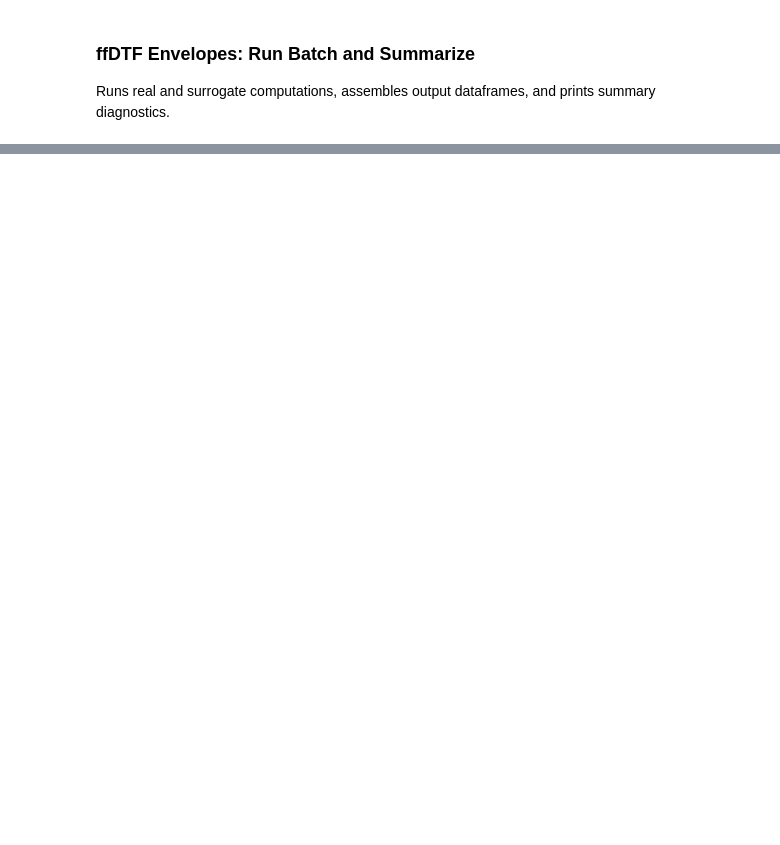
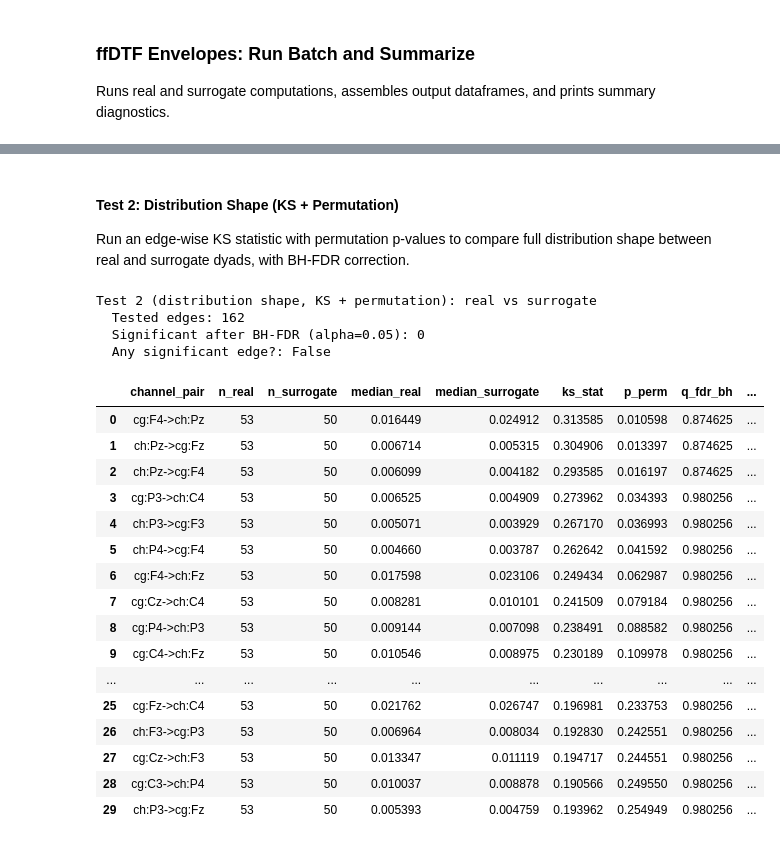
Before and after one commit to SYNCC-IN/hyperscanning-signal-analysis, a Jupyter notebook: scripts/ESCan_ffdtf_envelpes.ipynb, the cells around one changed output, grey strips where cells are left out. Cells and saved outputs as stored; diff of their text form; code cells hidden in the pictures; blank space fills up the shorter version.

Commit message:
Update notebook analysis filters and display ordering

```diff
--- a/scripts/ESCan_ffdtf_envelpes.ipynb
+++ b/scripts/ESCan_ffdtf_envelpes.ipynb
@@ -26,8 +26,8 @@ analysis_channels = ['F3', 'Fz', 'F4', 'C3', 'Cz', 'C4', 'P3', 'Pz', 'P4']
 # Optional manual exclusion after visual/quality inspection
 MANUAL_EXCLUDE_DYADS = ['W_044', 'W_057']  # e.g. ['W_013', 'W_027']
 
-SMOKE_TEST = True  # Set True for quick test run on 2 dyads, False for full run on all valid dyads.
-DO_ICA_PREPROCESSING = True  # switch not to repeat ICA preprocessing if already done once, as it is time-consuming.
+SMOKE_TEST = False  # Set True for quick test run on 2 dyads, False for full run on all valid dyads.
+DO_ICA_PREPROCESSING = False  # switch not to repeat ICA preprocessing if already done once, as it is time-consuming.
                               # Set to True for first run, or change in the hyperparameters,
                               # then switch to False for subsequent runs after ICA components have been saved.
 # %% [markdown]
@@ -883,7 +774,7 @@ SURROGATE_USE_ALL = False
 SURROGATE_SUBSET_SIZE = 50
 
 # If SMOKE_TEST is True in this notebook, keep computation small.
-PROCESS_ONLY_SMOKE_DYADS = bool(globals().get('SMOKE_TEST', False))
+PROCESS_ONLY_SMOKE_DYADS = False
 SMOKE_MAX_REAL_DYADS = 4
 
 # Optional ffDTF debug plotting
@@ -1372,0 +1839,54 @@ print('Cell 18 computation complete.')
+# %% [markdown]
+#### Test 2: Distribution Shape (KS + Permutation)
+
+Run an edge-wise KS statistic with permutation p-values to compare full distribution shape between real and surrogate dyads, with BH-FDR correction.
+# %%
+# Test 2: edge-wise distribution-shape test (KS + permutation)
+shape_test_df, shape_test_summary = run_edgewise_shape_test(
+    ffdtf_env_df_pre,
+    group_col='pair_type',
+    groups=('real', 'surrogate'),
+    pair_id_col='surrogate_pair_id',
+    alpha=ALPHA_SHAPE,
+    n_perm=N_PERM_SHAPE,
+    min_pairs_per_group=MIN_PAIRS_PER_GROUP_SHAPE,
+    random_seed=RANDOM_SEED_SHAPE,
+    aggregate_over_events=True,
+    filter_cross_brain=True,
+    value_col='ff_dtf',
+    channel_col='channel_pair',
+)
+
+print('\nTest 2 (distribution shape, KS + permutation): real vs surrogate')
+print(f"  Tested edges: {shape_test_summary['tested_edges']}")
+print(f"  Significant after BH-FDR (alpha={ALPHA_SHAPE}): {shape_test_summary['n_significant_fdr']}")
+print(f"  Any significant edge?: {shape_test_summary['any_significant']}")
+if shape_test_summary['message'] != 'OK':
+    print(f"  Note: {shape_test_summary['message']}")
+if not shape_test_df.empty:
+    display(shape_test_df.head(30))
+    if shape_test_summary['any_significant']:
+        print('\nSignificant edges (FDR):')
+        display(shape_test_df.loc[shape_test_df['significant_fdr']].sort_values('q_fdr_bh'))
+# %% [output]
+Test 2 (distribution shape, KS + permutation): real vs surrogate
+  Tested edges: 162
+  Significant after BH-FDR (alpha=0.05): 0
+  Any significant edge?: False
+|  | channel_pair | n_real | n_surrogate | median_real | median_surrogate | ks_stat | p_perm | q_fdr_bh | ... |
+| 0 | cg:F4->ch:Pz | 53 | 50 | 0.016449 | 0.024912 | 0.313585 | 0.010598 | 0.874625 | ... |
+| 1 | ch:Pz->cg:Fz | 53 | 50 | 0.006714 | 0.005315 | 0.304906 | 0.013397 | 0.874625 | ... |
+| 2 | ch:Pz->cg:F4 | 53 | 50 | 0.006099 | 0.004182 | 0.293585 | 0.016197 | 0.874625 | ... |
+| 3 | cg:P3->ch:C4 | 53 | 50 | 0.006525 | 0.004909 | 0.273962 | 0.034393 | 0.980256 | ... |
+| 4 | ch:P3->cg:F3 | 53 | 50 | 0.005071 | 0.003929 | 0.267170 | 0.036993 | 0.980256 | ... |
+| 5 | ch:P4->cg:F4 | 53 | 50 | 0.004660 | 0.003787 | 0.262642 | 0.041592 | 0.980256 | ... |
+| 6 | cg:F4->ch:Fz | 53 | 50 | 0.017598 | 0.023106 | 0.249434 | 0.062987 | 0.980256 | ... |
+| 7 | cg:Cz->ch:C4 | 53 | 50 | 0.008281 | 0.010101 | 0.241509 | 0.079184 | 0.980256 | ... |
+| 8 | cg:P4->ch:P3 | 53 | 50 | 0.009144 | 0.007098 | 0.238491 | 0.088582 | 0.980256 | ... |
+| 9 | cg:C4->ch:Fz | 53 | 50 | 0.010546 | 0.008975 | 0.230189 | 0.109978 | 0.980256 | ... |
+| ... | ... | ... | ... | ... | ... | ... | ... | ... | ... |
+| 25 | cg:Fz->ch:C4 | 53 | 50 | 0.021762 | 0.026747 | 0.196981 | 0.233753 | 0.980256 | ... |
+| 26 | ch:F3->cg:P3 | 53 | 50 | 0.006964 | 0.008034 | 0.192830 | 0.242551 | 0.980256 | ... |
+| 27 | cg:Cz->ch:F3 | 53 | 50 | 0.013347 | 0.011119 | 0.194717 | 0.244551 | 0.980256 | ... |
+| 28 | cg:C3->ch:P4 | 53 | 50 | 0.010037 | 0.008878 | 0.190566 | 0.249550 | 0.980256 | ... |
+| 29 | ch:P3->cg:Fz | 53 | 50 | 0.005393 | 0.004759 | 0.193962 | 0.254949 | 0.980256 | ... |
```
Also changed, not shown: parts of 28 cells of this notebook, 2 other files.
